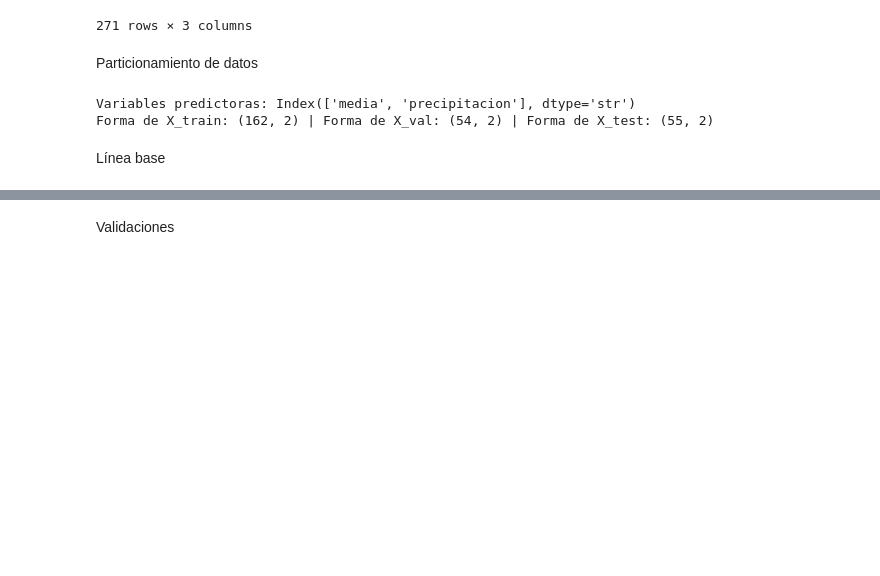
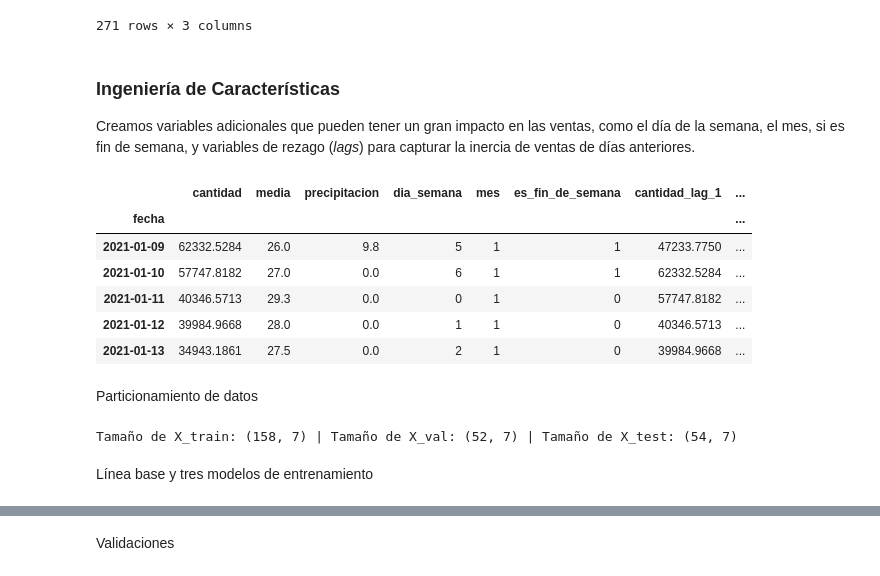
Before and after one commit to losrivarola98/Proyecto, a Jupyter notebook: notebooks/Fase 3.ipynb, the cells around one changed output, grey strips where cells are left out. Cells and saved outputs as stored; diff of their text form; code cells hidden in the pictures; blank space fills up the shorter version.

```diff
--- a/notebooks/Fase 3.ipynb
+++ b/notebooks/Fase 3.ipynb
@@ -34,27 +35,54 @@ datos
 | 2021-09-29 | 31324.0311 | 24.1 | 0.0 |
 | 2021-09-30 | 32852.4687 | 28.0 | 10.5 |
 271 rows × 3 columns
+# %% [markdown]
+### Ingeniería de Características
+Creamos variables adicionales que pueden tener un gran impacto en las ventas, como el día de la semana, el mes, si es fin de semana, y variables de rezago (*lags*) para capturar la inercia de ventas de días anteriores.
+# %%
+# Copiar los datos para no alterar el dataframe original
+datos_eng = datos.copy()
+
+# Variables de calendario
+datos_eng['dia_semana'] = datos_eng.index.dayofweek
+datos_eng['mes'] = datos_eng.index.month
+datos_eng['es_fin_de_semana'] = datos_eng['dia_semana'].isin([5, 6]).astype(int)
+
+# Variables de rezago (lags) de la variable objetivo 'cantidad'
+datos_eng['cantidad_lag_1'] = datos_eng['cantidad'].shift(1)
+datos_eng['cantidad_lag_7'] = datos_eng['cantidad'].shift(7)
+
+# Eliminar filas con valores nulos generados por los rezagos
+datos_eng.dropna(inplace=True)
+
+display(datos_eng.head())
+# %% [output]
+|  | cantidad | media | precipitacion | dia_semana | mes | es_fin_de_semana | cantidad_lag_1 | ... |
+| fecha |  |  |  |  |  |  |  | ... |
+| 2021-01-09 | 62332.5284 | 26.0 | 9.8 | 5 | 1 | 1 | 47233.7750 | ... |
+| 2021-01-10 | 57747.8182 | 27.0 | 0.0 | 6 | 1 | 1 | 62332.5284 | ... |
+| 2021-01-11 | 40346.5713 | 29.3 | 0.0 | 0 | 1 | 0 | 57747.8182 | ... |
+| 2021-01-12 | 39984.9668 | 28.0 | 0.0 | 1 | 1 | 0 | 40346.5713 | ... |
+| 2021-01-13 | 34943.1861 | 27.5 | 0.0 | 2 | 1 | 0 | 39984.9668 | ... |
 # %% [markdown]
 Particionamiento de datos
-# %%
-X = datos[['media', 'precipitacion']]
-y = datos['cantidad']
-
-# Definir proporciones (60% entrenamiento, 20% validación, 20% prueba)
-n = len(datos)
-n_train = int(n * 0.60)
-n_val = int(n * 0.20)
-
-# Partición cronológica secuencial
-X_train, y_train = X.iloc[:n_train], y.iloc[:n_train]
-X_val, y_val = X.iloc[n_train:n_train + n_val], y.iloc[n_train:n_train + n_val]
-X_test, y_test = X.iloc[n_train + n_val:], y.iloc[n_train + n_val:]
-
-print(f"Variables predictoras: {X.columns}")
-print(f"Forma de X_train: {X_train.shape} | Forma de X_val: {X_val.shape} | Forma de X_test: {X_test.shape}")
-# %% [output]
-Variables predictoras: Index(['media', 'precipitacion'], dtype='str')
-Forma de X_train: (162, 2) | Forma de X_val: (54, 2) | Forma de X_test: (55, 2)
+# %%
+# Definir variables independientes actualizadas y variable objetivo
+X = datos_eng[['media', 'precipitacion', 'dia_semana', 'mes', 'es_fin_de_semana', 'cantidad_lag_1', 'cantidad_lag_7']]
+y = datos_eng['cantidad']
+
+n = len(datos_eng)
+n_train = int(n * 0.60)
+
+# n_val y n_test se adaptan al nuevo tamaño
+n_val = int(n * 0.20)
+
+X_train, y_train = X.iloc[:n_train], y.iloc[:n_train]
+X_val, y_val = X.iloc[n_train:n_train + n_val], y.iloc[n_train:n_train + n_val]
+X_test, y_test = X.iloc[n_train + n_val:], y.iloc[n_train + n_val:]
+
+print(f"Tamaño de X_train: {X_train.shape} | Tamaño de X_val: {X_val.shape} | Tamaño de X_test: {X_test.shape}")
+# %% [output]
+Tamaño de X_train: (158, 7) | Tamaño de X_val: (52, 7) | Tamaño de X_test: (54, 7)
 # %% [markdown]
-Línea base
+Línea base y tres modelos de entrenamiento
 # %%
```
Also changed, not shown: parts of 25 cells of this notebook, 3 other files.
